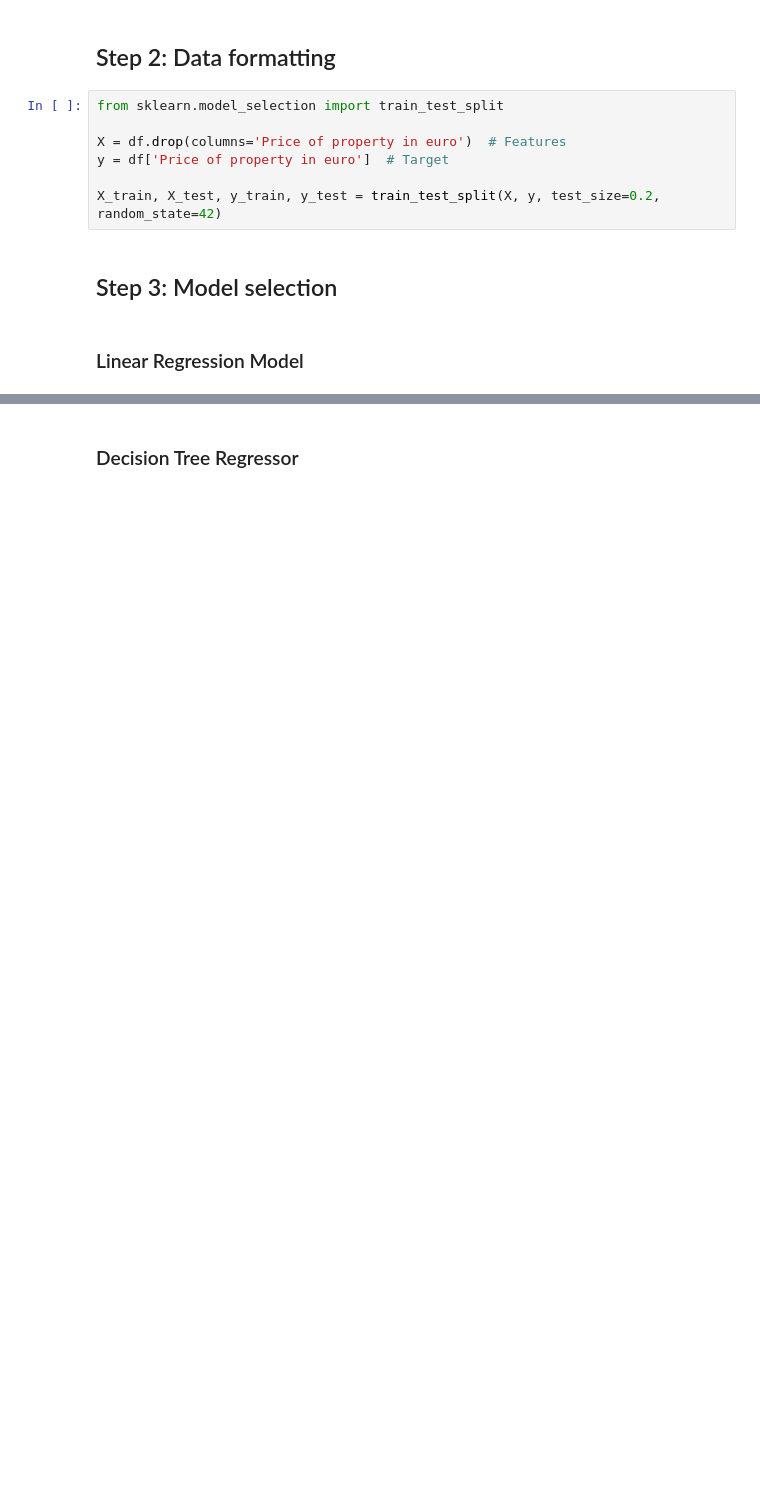
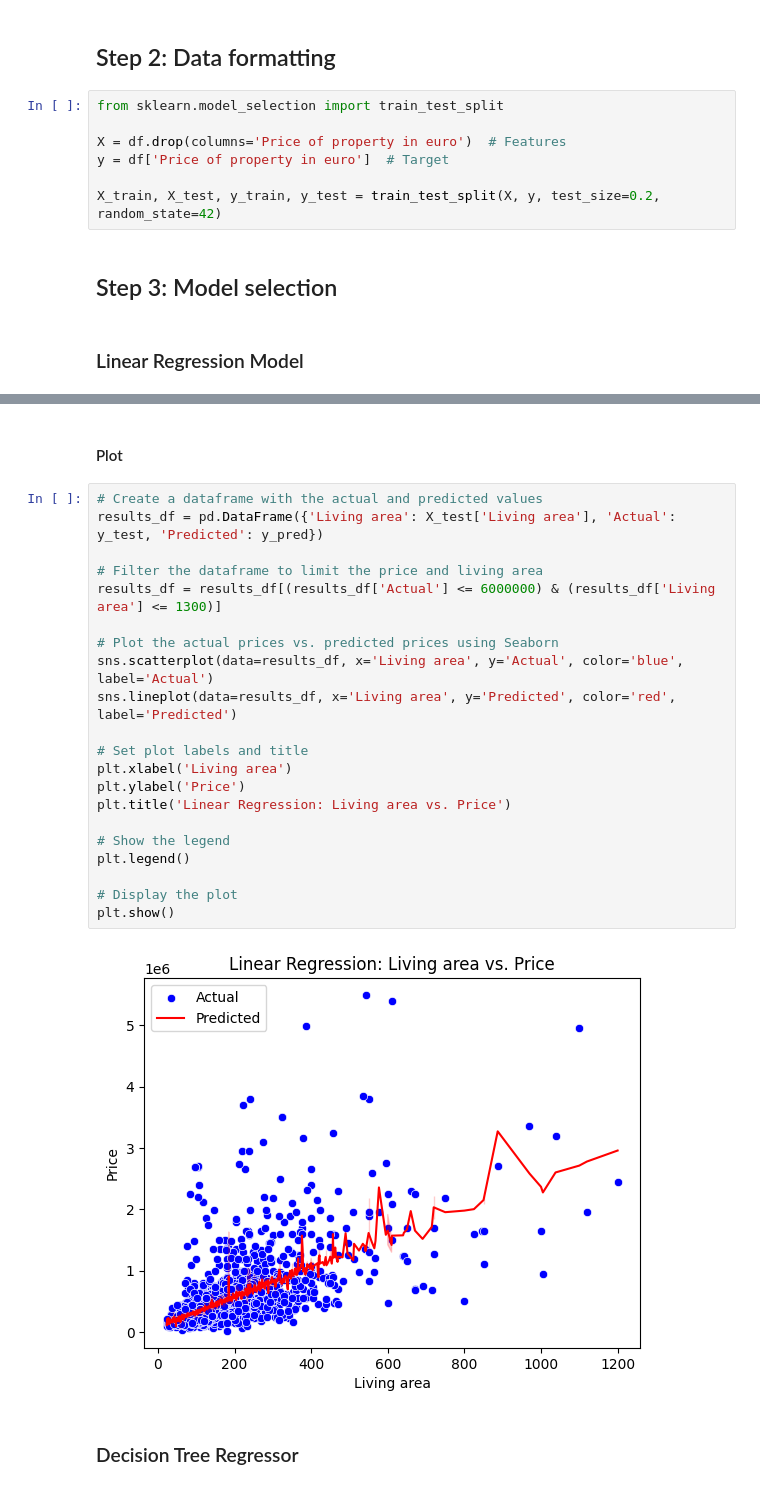
Before and after one commit to MakotoUwu/challenge-data-analysis, a Jupyter notebook: model-building/property_regression.ipynb, the cells around one changed output, grey strips where cells are left out. Drawn from its saved outputs; the diff is of its cells as text; blank space fills up the shorter version.

```diff
--- a/model-building/property_regression.ipynb
+++ b/model-building/property_regression.ipynb
@@ -62,3 +99,28 @@ Linear Regression MSE: 160943362629.21606
+# %% [markdown]
+#### Plot
+# %%
+# Create a dataframe with the actual and predicted values
+results_df = pd.DataFrame({'Living area': X_test['Living area'], 'Actual': y_test, 'Predicted': y_pred})
+
+# Filter the dataframe to limit the price and living area
+results_df = results_df[(results_df['Actual'] <= 6000000) & (results_df['Living area'] <= 1300)]
+
+# Plot the actual prices vs. predicted prices using Seaborn
+sns.scatterplot(data=results_df, x='Living area', y='Actual', color='blue', label='Actual')
+sns.lineplot(data=results_df, x='Living area', y='Predicted', color='red', label='Predicted')
+
+# Set plot labels and title
+plt.xlabel('Living area')
+plt.ylabel('Price')
+plt.title('Linear Regression: Living area vs. Price')
+
+# Show the legend
+plt.legend()
+
+# Display the plot
+plt.show()
+# %% [output]
+[figure, added]
 # %% [markdown]
 ### Decision Tree Regressor
 # %%
```
Also changed, not shown: parts of 10 cells of this notebook.
